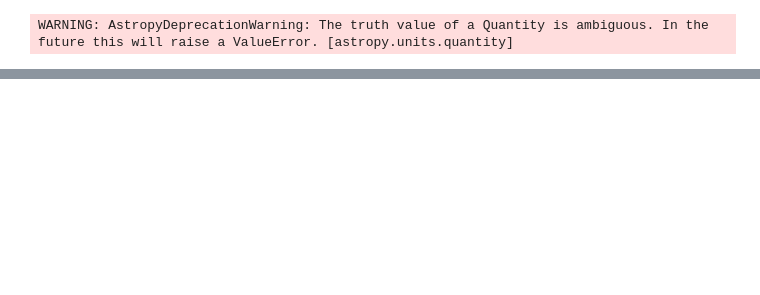
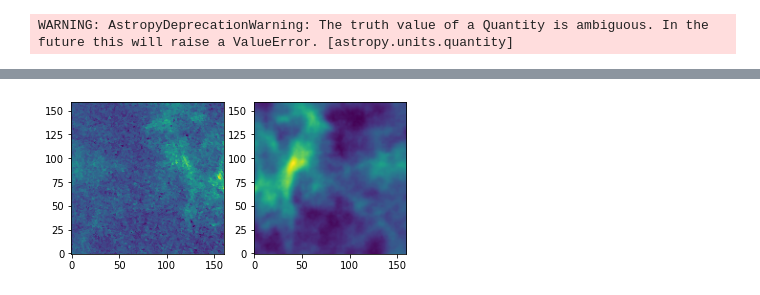
Before and after one commit to helgadenes/Astrophysical_Objects_yachay, a Jupyter notebook: Tutorials/Dust/Dust_and_gas_maps_v2.ipynb, the cells around one changed output, grey strips where cells are left out. Drawn from its saved outputs; the diff is of its cells as text; code cells hidden in the pictures; blank space fills up the shorter version.

```diff
--- a/Tutorials/Dust/Dust_and_gas_maps_v2.ipynb
+++ b/Tutorials/Dust/Dust_and_gas_maps_v2.ipynb
@@ -239,0 +155,13 @@ plt.show()
+# %%
+fig = plt.figure()
+ax1 = fig.add_subplot(1,2,1)
+plt.imshow(Av_bayestar)
+ax1.invert_yaxis()
+
+ax2 = fig.add_subplot(1,2,2)
+plt.imshow(d_HI)
+ax2.invert_yaxis()
+
+plt.show()
+# %% [output]
+[figure, added]
```
Also changed, not shown: parts of 23 cells of this notebook, 1 other file.
